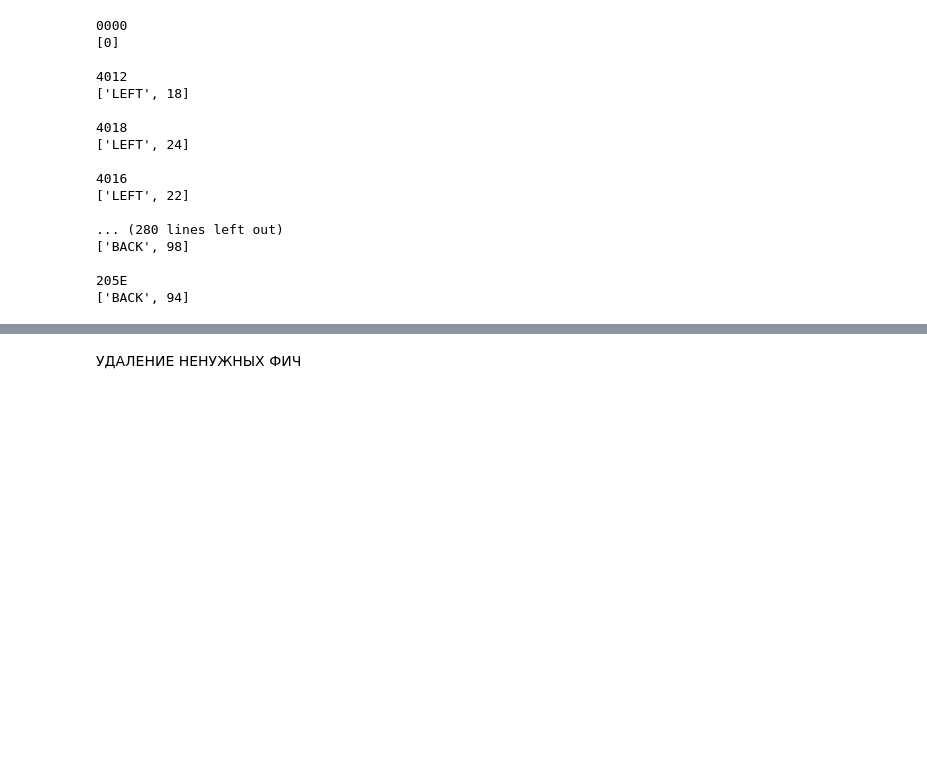
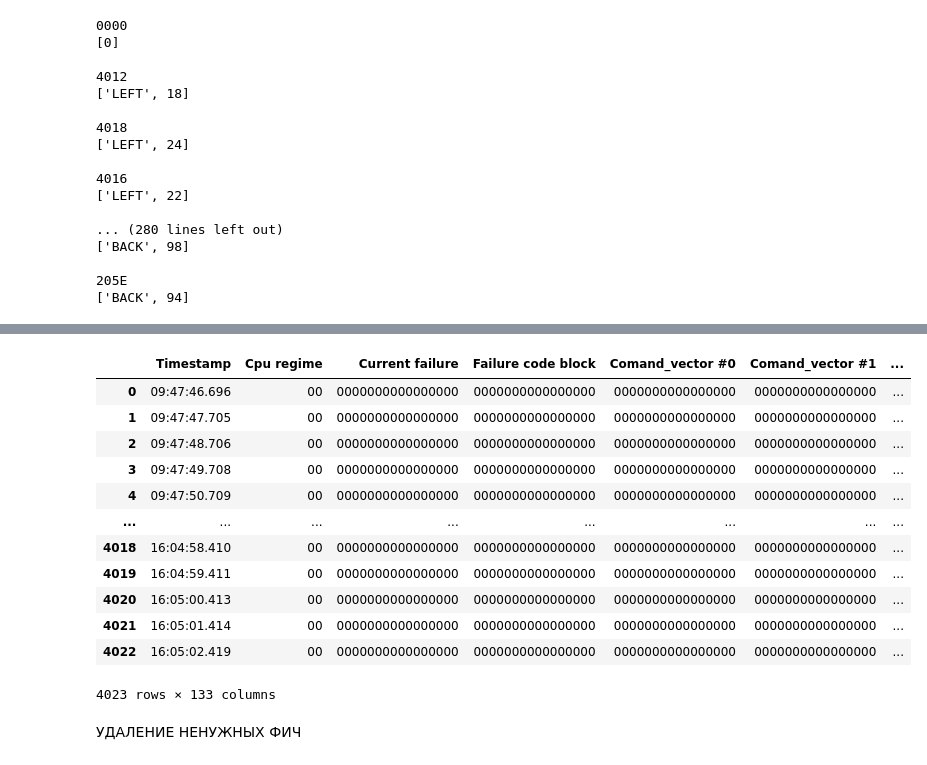
Before and after one commit to Astal2307/PracticeROSAtom, a Jupyter notebook: data_analyze.ipynb, the cells around one changed output, grey strips where cells are left out. Drawn from its saved outputs; the diff is of its cells as text; code cells hidden in the pictures; blank space fills up the shorter version.

```diff
--- a/data_analyze.ipynb
+++ b/data_analyze.ipynb
@@ -181,0 +218,3 @@ for i in unique_joy1:
+# %%
+data_1.at[405, 'decoded_comand #0'] = tuple(command_vector_0_masks.keys())[:30]
+data_1['decoded_comand #0'].unique()
@@ -182,3 +231,29 @@ for i in unique_joy1:
+# %%
+from sklearn.preprocessing import MultiLabelBinarizer
+
+mlb = MultiLabelBinarizer()
+
+ohe_data = mlb.fit_transform(data_1['decoded_comand #0'].apply(lambda x: x if isinstance(x, tuple) else ()))
+
+ohe_df = pd.DataFrame(ohe_data, columns=mlb.classes_)
+
+data_1 = pd.concat([data_1, ohe_df], axis=1)
+# %%
+data_1
+# %% [output]
+|  | Timestamp | Cpu regime | Current failure | Failure code block | Comand_vector #0 | Comand_vector #1 | ... |
+| 0 | 09:47:46.696 | 00 | 0000000000000000 | 0000000000000000 | 0000000000000000 | 0000000000000000 | ... |
+| 1 | 09:47:47.705 | 00 | 0000000000000000 | 0000000000000000 | 0000000000000000 | 0000000000000000 | ... |
+| 2 | 09:47:48.706 | 00 | 0000000000000000 | 0000000000000000 | 0000000000000000 | 0000000000000000 | ... |
+| 3 | 09:47:49.708 | 00 | 0000000000000000 | 0000000000000000 | 0000000000000000 | 0000000000000000 | ... |
+| 4 | 09:47:50.709 | 00 | 0000000000000000 | 0000000000000000 | 0000000000000000 | 0000000000000000 | ... |
+| ... | ... | ... | ... | ... | ... | ... | ... |
+| 4018 | 16:04:58.410 | 00 | 0000000000000000 | 0000000000000000 | 0000000000000000 | 0000000000000000 | ... |
+| 4019 | 16:04:59.411 | 00 | 0000000000000000 | 0000000000000000 | 0000000000000000 | 0000000000000000 | ... |
+| 4020 | 16:05:00.413 | 00 | 0000000000000000 | 0000000000000000 | 0000000000000000 | 0000000000000000 | ... |
+| 4021 | 16:05:01.414 | 00 | 0000000000000000 | 0000000000000000 | 0000000000000000 | 0000000000000000 | ... |
+| 4022 | 16:05:02.419 | 00 | 0000000000000000 | 0000000000000000 | 0000000000000000 | 0000000000000000 | ... |
+4023 rows × 133 columns
 # %% [markdown]
 УДАЛЕНИЕ НЕНУЖНЫХ ФИЧ
 # %%
```
Also changed, not shown: parts of 7 cells of this notebook.
